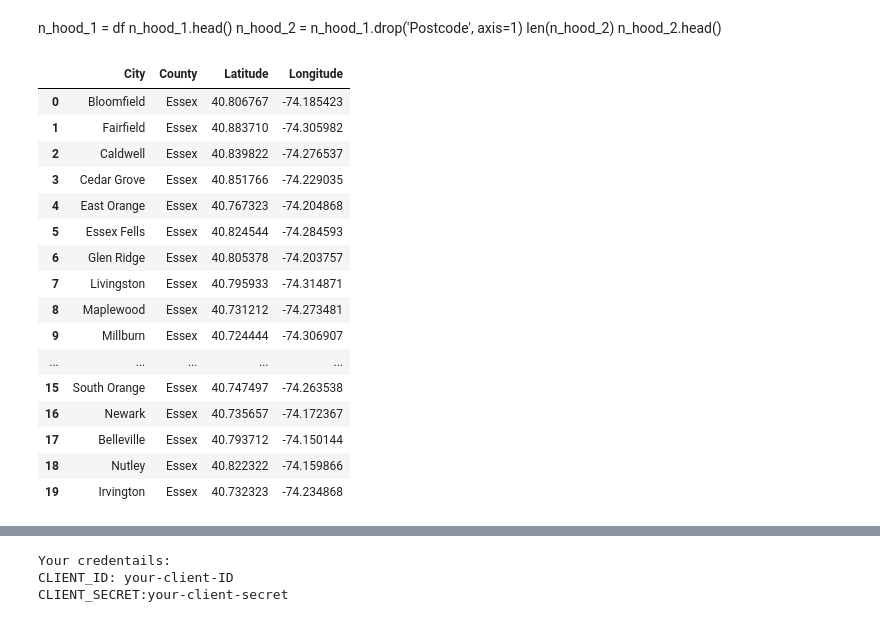
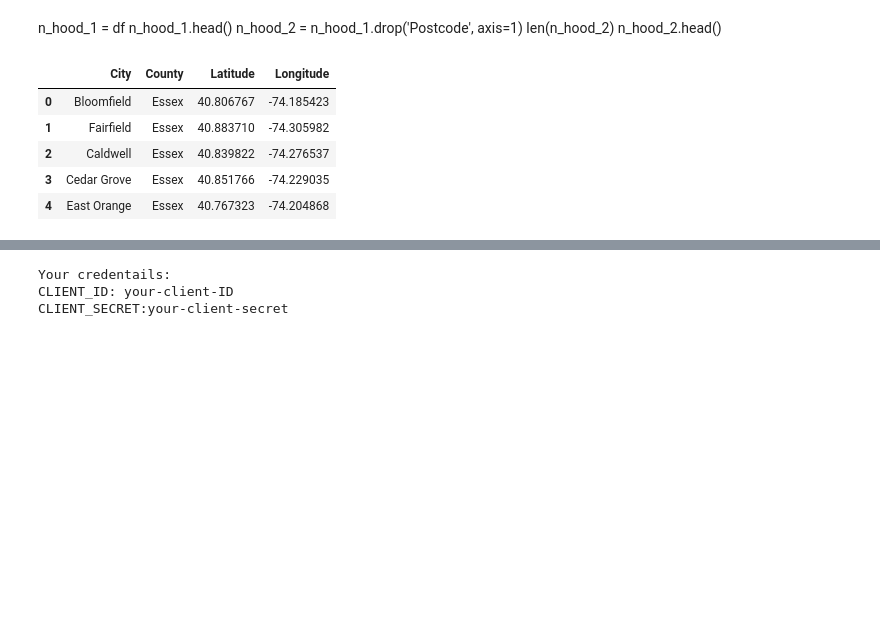
Before and after one commit to madhavitiruvakadu/Capstone_Project, a Jupyter notebook: New Jersey.ipynb, the cells around one changed output, grey strips where cells are left out. Drawn from its saved outputs; the diff is of its cells as text; code cells hidden in the pictures; blank space fills up the shorter version.

```diff
--- a/New Jersey.ipynb
+++ b/New Jersey.ipynb
@@ -322,25 +363,14 @@ n_hood_2.head()
 # %%
 essex_data = df[df['County'] == 'Essex'].reset_index(drop=True)
 len(essex_data)
-essex_data
+essex_data.head()
 # %% [output]
 |  | City | County | Latitude | Longitude |
 | 0 | Bloomfield | Essex | 40.806767 | -74.185423 |
 | 1 | Fairfield | Essex | 40.883710 | -74.305982 |
 | 2 | Caldwell | Essex | 40.839822 | -74.276537 |
 | 3 | Cedar Grove | Essex | 40.851766 | -74.229035 |
 | 4 | East Orange | Essex | 40.767323 | -74.204868 |
-| 5 | Essex Fells | Essex | 40.824544 | -74.284593 |
-| 6 | Glen Ridge | Essex | 40.805378 | -74.203757 |
-| 7 | Livingston | Essex | 40.795933 | -74.314871 |
-| 8 | Maplewood | Essex | 40.731212 | -74.273481 |
-| 9 | Millburn | Essex | 40.724444 | -74.306907 |
-| ... | ... | ... | ... | ... |
-| 15 | South Orange | Essex | 40.747497 | -74.263538 |
-| 16 | Newark | Essex | 40.735657 | -74.172367 |
-| 17 | Belleville | Essex | 40.793712 | -74.150144 |
-| 18 | Nutley | Essex | 40.822322 | -74.159866 |
-| 19 | Irvington | Essex | 40.732323 | -74.234868 |
 # %%
 address = 'Essex, New Jersey'
 
```
Also changed, not shown: parts of 40 cells of this notebook.
